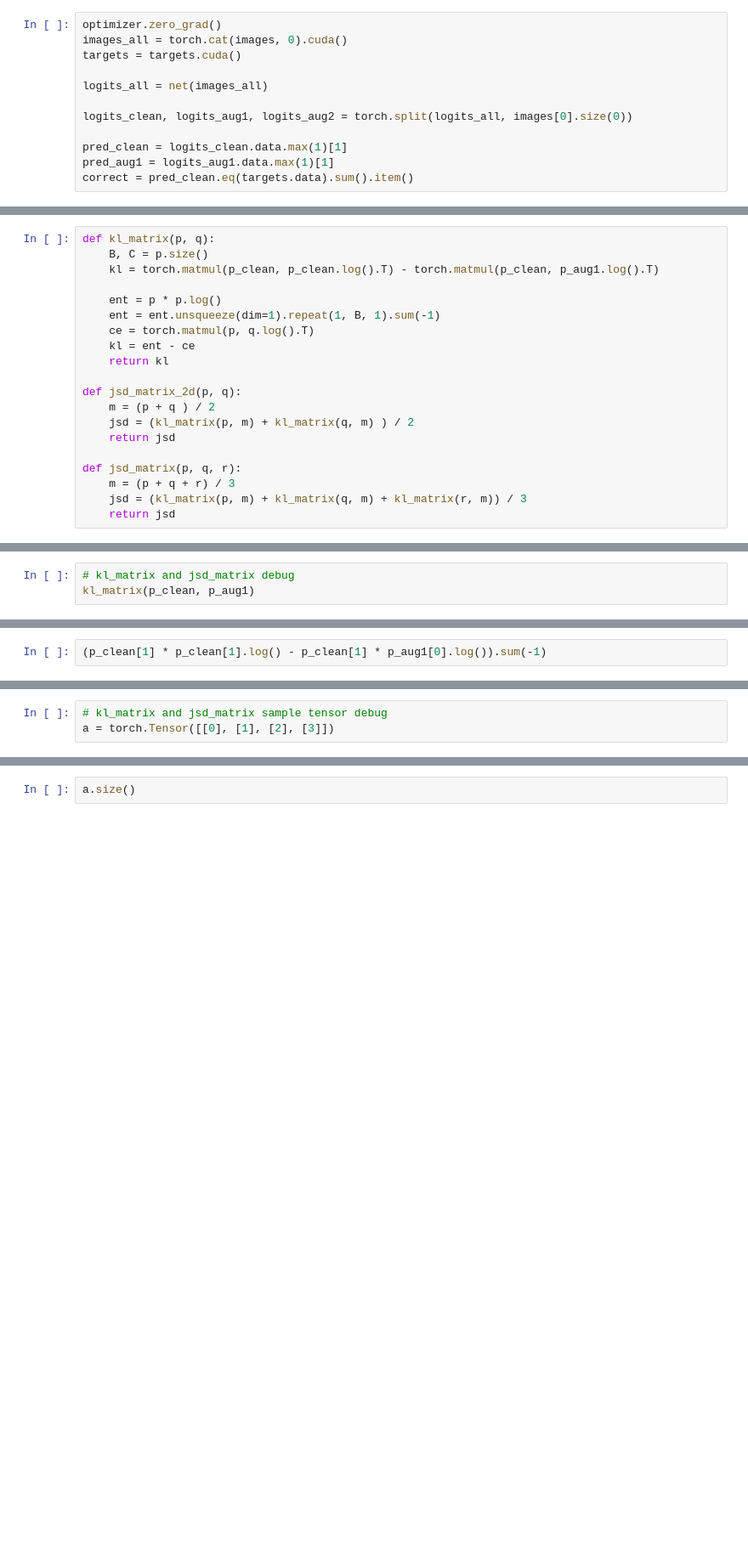
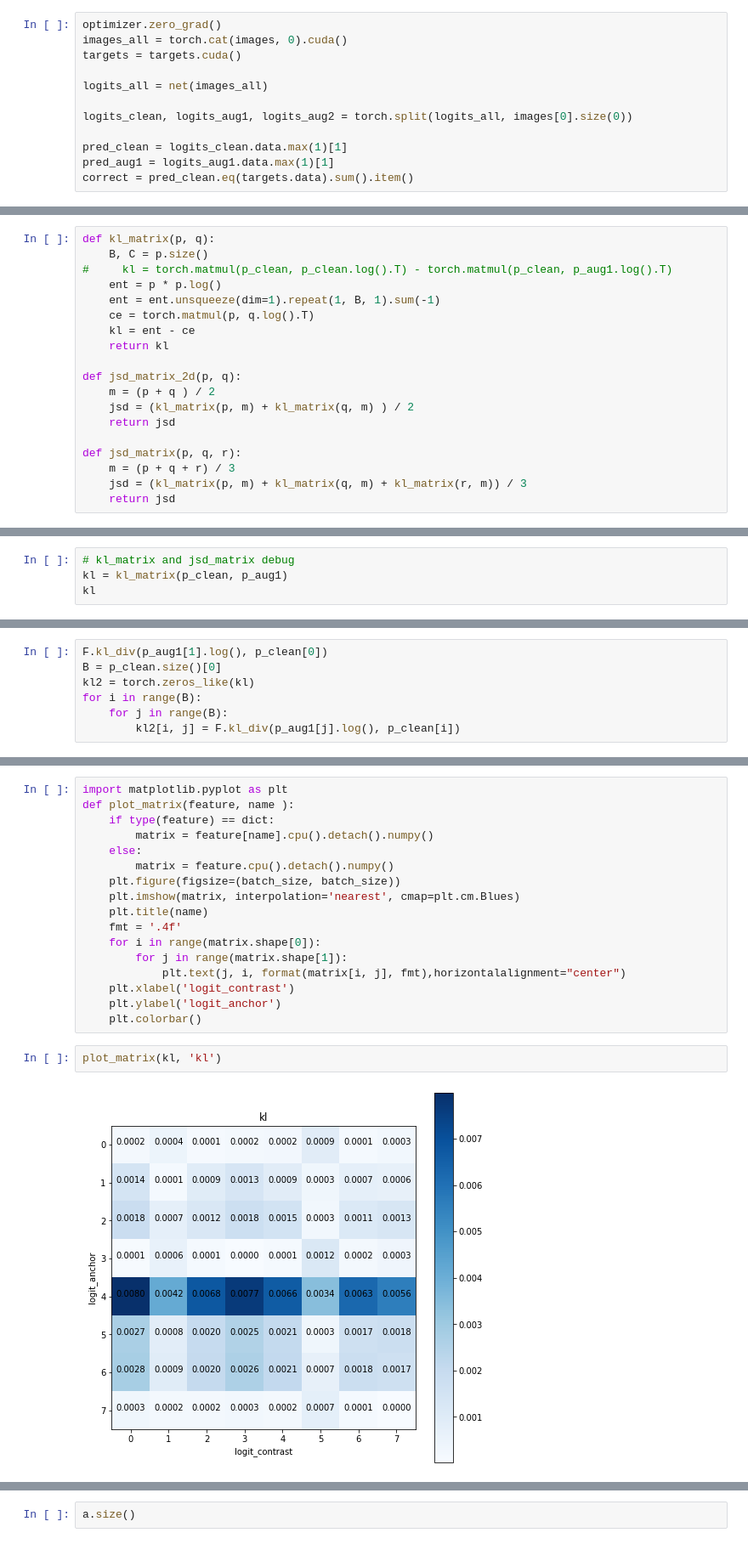
Before and after one commit to WoojuLee24/augmix, a Jupyter notebook: jupyter/cifar10_loss_jsd_matrix.py.ipynb, the cells around one changed output, grey strips where cells are left out. Shown at 85% size. Cells and saved outputs as stored; diff of their text form; blank space fills up the shorter version.

Commit message:
debug jupyter notebook

```diff
--- a/jupyter/cifar10_loss_jsd_matrix.py.ipynb
+++ b/jupyter/cifar10_loss_jsd_matrix.py.ipynb
@@ -251,8 +199,7 @@ m = (p_clean + p_aug1 +p_aug2) / 3
 # %%
 def kl_matrix(p, q):
     B, C = p.size()
-    kl = torch.matmul(p_clean, p_clean.log().T) - torch.matmul(p_clean, p_aug1.log().T)
-
+#     kl = torch.matmul(p_clean, p_clean.log().T) - torch.matmul(p_clean, p_aug1.log().T)
     ent = p * p.log()
     ent = ent.unsqueeze(dim=1).repeat(1, B, 1).sum(-1)
     ce = torch.matmul(p, q.log().T)
@@ -281,3 +249,4 @@ tensor(0.0022, device='cuda:0', grad_fn=<DivBackward0>)
 # %%
 # kl_matrix and jsd_matrix debug
-kl_matrix(p_clean, p_aug1)
+kl = kl_matrix(p_clean, p_aug1)
+kl
@@ -292,2 +289,7 @@ jsd_matrix(p_clean, p_aug1, p_aug2)
 # %%
-(p_clean[1] * p_clean[1].log() - p_clean[1] * p_aug1[0].log()).sum(-1)
+F.kl_div(p_aug1[1].log(), p_clean[0])
+B = p_clean.size()[0]
+kl2 = torch.zeros_like(kl)
+for i in range(B):
+    for j in range(B):
+        kl2[i, j] = F.kl_div(p_aug1[j].log(), p_clean[i])
@@ -294,4 +315,22 @@ jsd_matrix(p_clean, p_aug1, p_aug2)
+# %%
+import matplotlib.pyplot as plt
+def plot_matrix(feature, name ):
+    if type(feature) == dict:
+        matrix = feature[name].cpu().detach().numpy()
+    else:
+        matrix = feature.cpu().detach().numpy()
+    plt.figure(figsize=(batch_size, batch_size))
+    plt.imshow(matrix, interpolation='nearest', cmap=plt.cm.Blues)
+    plt.title(name)
+    fmt = '.4f'
+    for i in range(matrix.shape[0]):
+        for j in range(matrix.shape[1]):
+            plt.text(j, i, format(matrix[i, j], fmt),horizontalalignment="center")
+    plt.xlabel('logit_contrast')
+    plt.ylabel('logit_anchor')
+    plt.colorbar()
 # %%
-# kl_matrix and jsd_matrix sample tensor debug
-a = torch.Tensor([[0], [1], [2], [3]])
+plot_matrix(kl, 'kl')
+# %% [output]
+[figure, added]
 # %%
```
Also changed, not shown: parts of 21 cells of this notebook, 1 other file.
